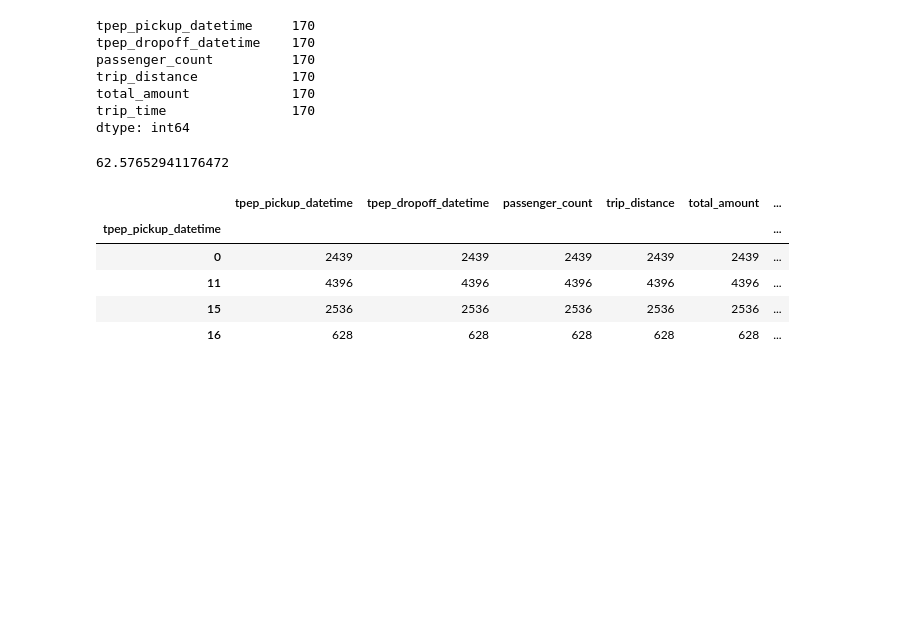
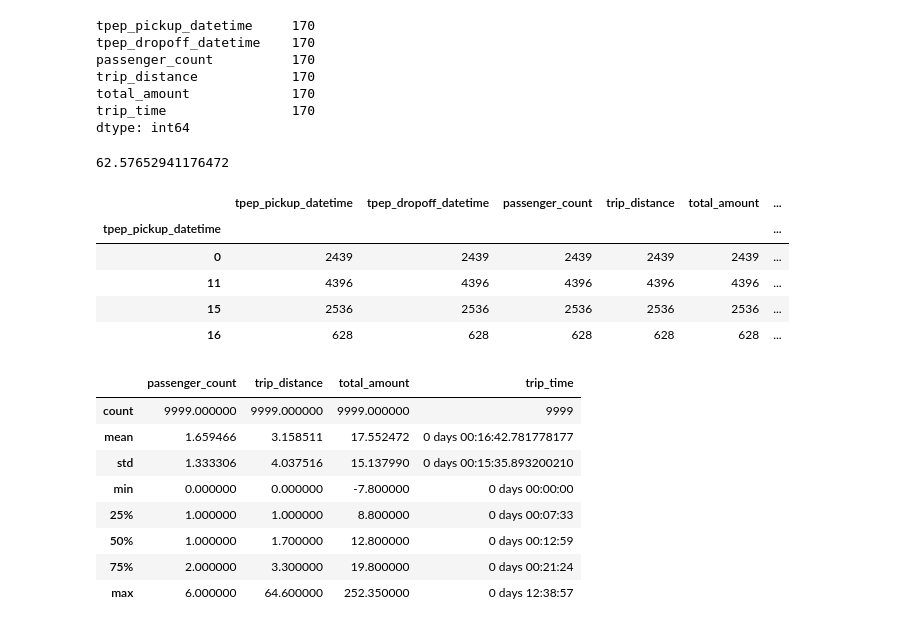
Before and after one commit to reuven/Cisco-IYL, a Jupyter notebook: 2022-05May-25-PyData.ipynb, the cells around one changed output. Drawn from its saved outputs; the diff is of its cells as text; code cells hidden in the pictures; blank space fills up the shorter version.

```diff
--- a/2022-05May-25-PyData.ipynb
+++ b/2022-05May-25-PyData.ipynb
@@ -421,3 +421,15 @@ df.groupby(df['tpep_pickup_datetime'].dt.hour).count()
 | 11 | 4396 | 4396 | 4396 | 4396 | 4396 | ... |
 | 15 | 2536 | 2536 | 2536 | 2536 | 2536 | ... |
 | 16 | 628 | 628 | 628 | 628 | 628 | ... |
+# %%
+df.describe()
+# %% [output]
+|  | passenger_count | trip_distance | total_amount | trip_time |
+| count | 9999.000000 | 9999.000000 | 9999.000000 | 9999 |
+| mean | 1.659466 | 3.158511 | 17.552472 | 0 days 00:16:42.781778177 |
+| std | 1.333306 | 4.037516 | 15.137990 | 0 days 00:15:35.893200210 |
+| min | 0.000000 | 0.000000 | -7.800000 | 0 days 00:00:00 |
+| 25% | 1.000000 | 1.000000 | 8.800000 | 0 days 00:07:33 |
+| 50% | 1.000000 | 1.700000 | 12.800000 | 0 days 00:12:59 |
+| 75% | 2.000000 | 3.300000 | 19.800000 | 0 days 00:21:24 |
+| max | 6.000000 | 64.600000 | 252.350000 | 0 days 12:38:57 |
```
Also changed, not shown: parts of 1 cell of this notebook.
